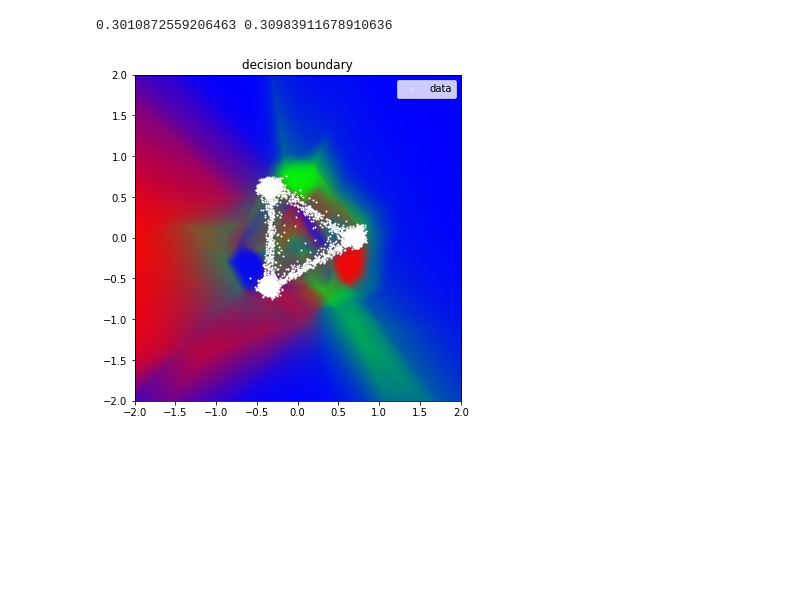
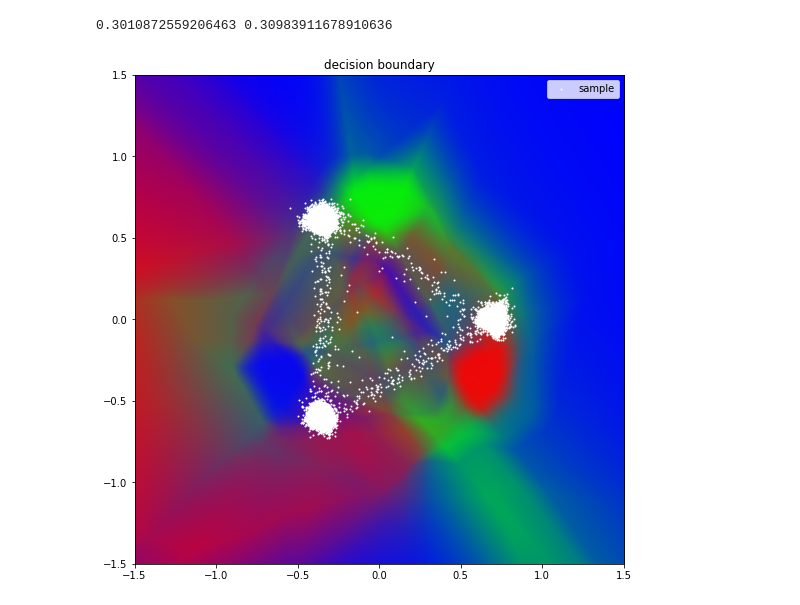
Before and after one commit to km01/myNN, a Jupyter notebook: GenerativeModel/catGAN/catGAN.ipynb, the cells around one changed output. Cells and saved outputs as stored; diff of their text form; code cells hidden in the pictures; blank space fills up the shorter version.

```diff
--- a/GenerativeModel/catGAN/catGAN.ipynb
+++ b/GenerativeModel/catGAN/catGAN.ipynb
@@ -173,32 +176,32 @@ for epoch in range(num_epochs):
 0.3010872559206463 0.30983911678910636
 # %%
 resol = 200
-left_point = -2.0
-right_point = 2.0
+left_point = -1.5
+right_point = 1.5
 offset = (right_point - (left_point))/resol
 
 p = np.ones((resol, resol, 3), np.float64)
 
 
 x_region = torch.zeros((resol, resol, 2), dtype=torch.float)
 for a_step in range(resol):
     for b_step in range(resol):
         x_region.data[a_step][b_step][0] = left_point + offset * (a_step)
         x_region.data[a_step][b_step][1] = left_point + offset * (b_step)
 
 y = discriminator(x_region.reshape(-1, 2)).reshape(resol, resol, 3)
 for a_step in range(resol):
     for b_step in range(resol):
         p[b_step][a_step][0] = y[resol - 1 - b_step][a_step][0]
         p[b_step][a_step][1] = y[resol - 1 - b_step][a_step][1]
         p[b_step][a_step][2] = y[resol - 1 - b_step][a_step][2]
 
-plt.figure(figsize=(6, 6))
+plt.figure(figsize=(9, 9))
 plt.title('decision boundary')
 plt.imshow(p, interpolation='spline36', extent=[left_point, right_point, left_point, right_point])  #first dim = y axis,  second dim = x axis
-sample = generator(torch.randn(80000, Z_DIM).to(device)).detach().numpy()
-plt.scatter(sample[:, 0], sample[:, 1], s=1, c='#FFFFFF',label='data')
+sample = generator(torch.randn(40000, Z_DIM).to(device)).detach().numpy()
+plt.scatter(sample[:, 0], sample[:, 1], s=1, c='#FFFFFF',label='sample')
 plt.legend()
 plt.show()
 # %% [output]
-[figure, old version]
+[figure, new version]
```
Also changed, not shown: parts of 1 cell of this notebook.
